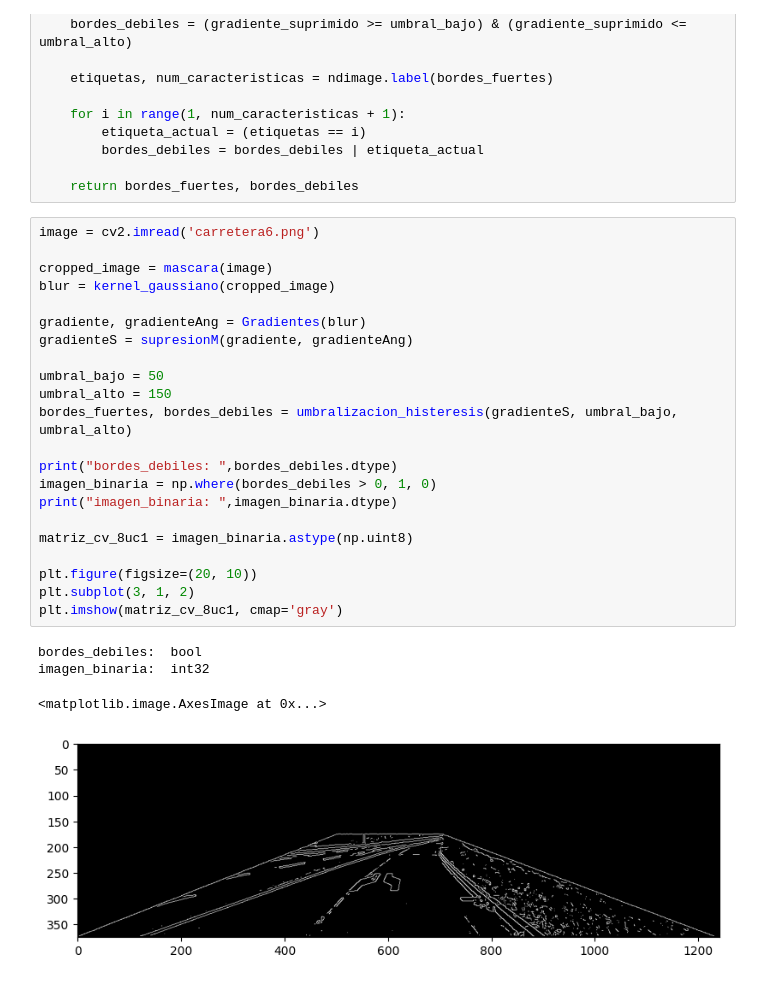
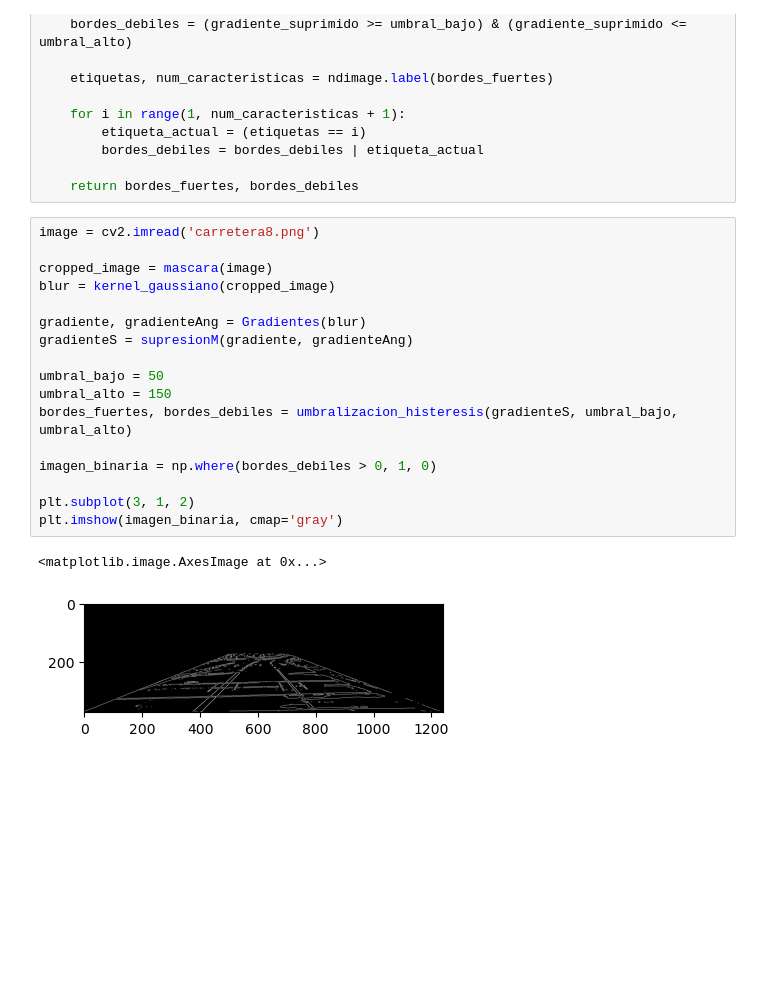
Before and after one commit to DiegoCastr00/PRAC_13_Hough_Etiquetado, a Jupyter notebook: LAB_VA_13/hough.ipynb, the cells around one changed output. Drawn from its saved outputs; the diff is of its cells as text; blank space fills up the shorter version.

```diff
--- a/LAB_VA_13/hough.ipynb
+++ b/LAB_VA_13/hough.ipynb
@@ -120,29 +120,22 @@ def umbralizacion_histeresis(gradiente_suprimido, umbral_bajo, umbral_alto):
 
     return bordes_fuertes, bordes_debiles
 # %%
-image = cv2.imread('carretera6.png')
+image = cv2.imread('carretera8.png')
 
 cropped_image = mascara(image)
 blur = kernel_gaussiano(cropped_image)
 
 gradiente, gradienteAng = Gradientes(blur)
 gradienteS = supresionM(gradiente, gradienteAng)
 
 umbral_bajo = 50
 umbral_alto = 150
 bordes_fuertes, bordes_debiles = umbralizacion_histeresis(gradienteS, umbral_bajo, umbral_alto)
 
-print("bordes_debiles: ",bordes_debiles.dtype)
 imagen_binaria = np.where(bordes_debiles > 0, 1, 0)
-print("imagen_binaria: ",imagen_binaria.dtype)
 
-matriz_cv_8uc1 = imagen_binaria.astype(np.uint8)
-
-plt.figure(figsize=(20, 10))
 plt.subplot(3, 1, 2)
-plt.imshow(matriz_cv_8uc1, cmap='gray')
+plt.imshow(imagen_binaria, cmap='gray')
 # %% [output]
-bordes_debiles:  bool
-imagen_binaria:  int32
+<matplotlib.image.AxesImage at 0x...>
-<matplotlib.image.AxesImage at 0x...>
-[figure, old version]
+[figure, new version]
```
Also changed, not shown: parts of 9 cells of this notebook.
